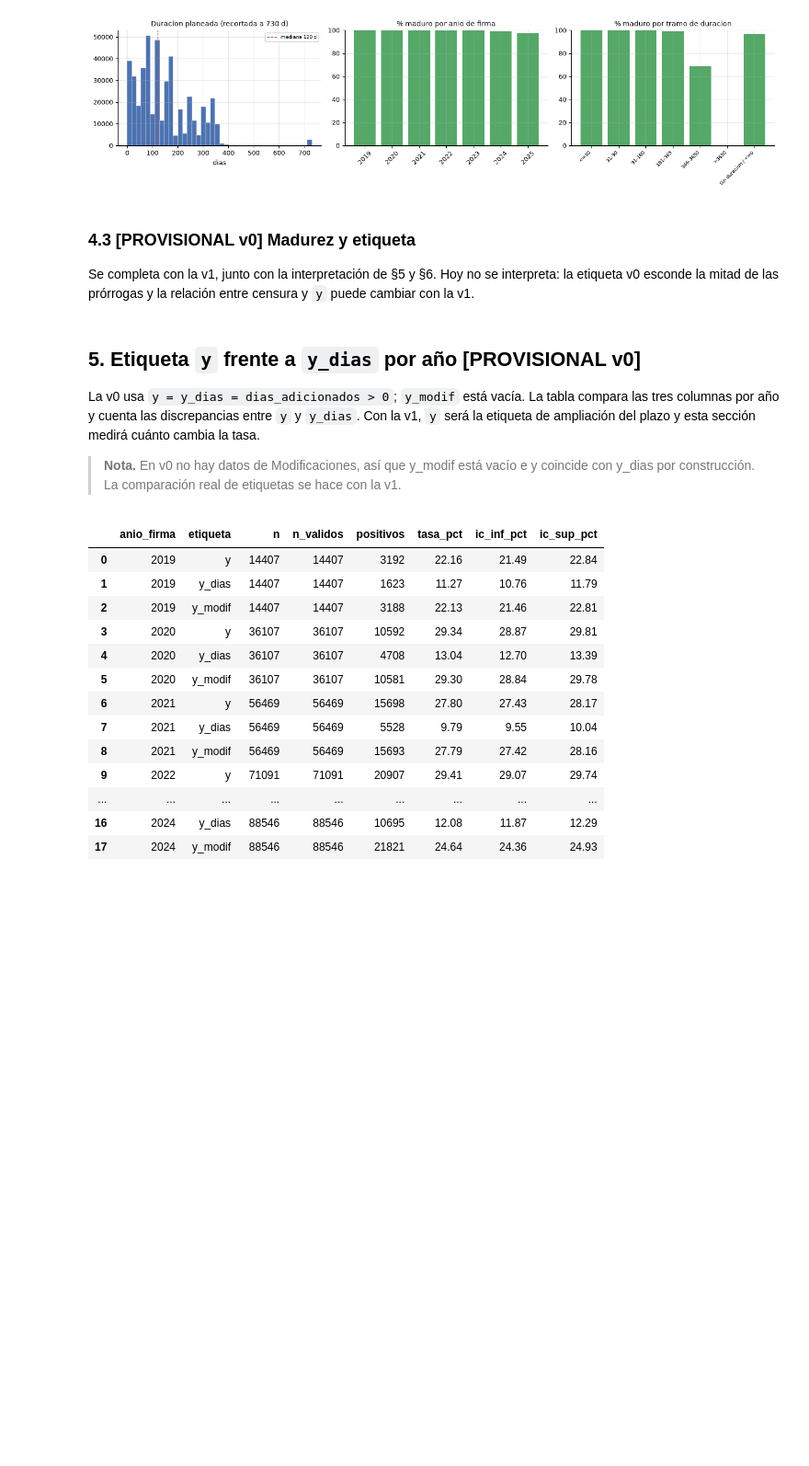
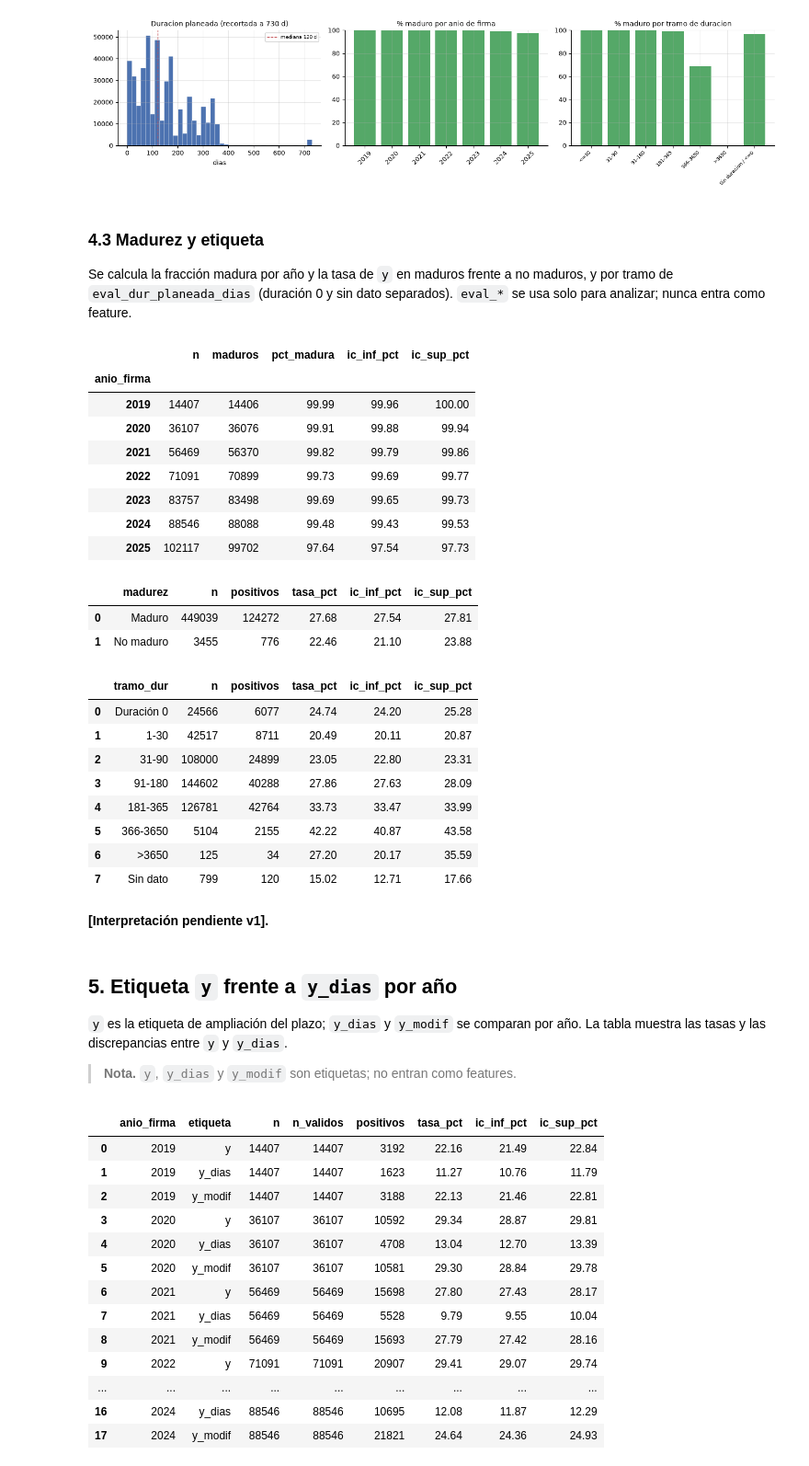
Before and after one commit to kepabonsaeafit/fundamentos-aa-2026, a Jupyter notebook: final-project/notebooks/03_eda.ipynb, the cells around one changed output. Shown at 92% size. Saved outputs shown, nothing was run; the diff lists cells and outputs as text; code cells hidden in the pictures; blank space fills up the shorter version.

```diff
--- a/final-project/notebooks/03_eda.ipynb
+++ b/final-project/notebooks/03_eda.ipynb
@@ -379,15 +379,80 @@ plt.show()
 | Sin duracion / <=0 | 25365 | 5.61 | 96.54 |
 [figure]
 # %% [markdown]
-### 4.3 [PROVISIONAL v0] Madurez y etiqueta
+### 4.3 Madurez y etiqueta
 
-Se completa con la v1, junto con la interpretación de §5 y §6. Hoy no se interpreta: la etiqueta v0 esconde la mitad de las prórrogas y la relación entre censura y `y` puede cambiar con la v1.
+Se calcula la fracción madura por año y la tasa de `y` en maduros frente a no maduros, y por tramo de `eval_dur_planeada_dias` (duración 0 y sin dato separados). `eval_*` se usa solo para analizar; nunca entra como feature.
+# %%
+# §4.3: madurez y etiqueta. eval_* solo se usa para analizar; nunca como feature.
+madurez_anio = (
+    base.groupby("anio_firma")["eval_madura"]
+    .agg(n="size", maduros="sum")
+    .assign(pct_madura=lambda d: 100 * d["maduros"] / d["n"])
+)
+madurez_anio[["ic_inf_pct", "ic_sup_pct"]] = [
+    [100 * x for x in eda.intervalo_wilson(r.maduros, r.n)]
+    for r in madurez_anio.itertuples()
+]
+display(madurez_anio.round(2))
+
+base_madurez = base.assign(
+    madurez=pd.Categorical(
+        base["eval_madura"].map({True: "Maduro", False: "No maduro"}),
+        categories=["Maduro", "No maduro"],
+        ordered=True,
+    )
+)
+tabla_madurez_y = eda.tasas_en_pct(eda.tasa_por_grupo(base_madurez, "madurez")).round(2)
+display(tabla_madurez_y)
+
+dur = base["eval_dur_planeada_dias"]
+tramo = pd.cut(
+    dur.where(dur > 0),
+    bins=[0, 30, 90, 180, 365, 3650, np.inf],
+    labels=["1-30", "31-90", "91-180", "181-365", "366-3650", ">3650"],
+    include_lowest=True,
+)
+tramo = tramo.cat.add_categories(["Duración 0", "Sin dato"])
+tramo = tramo.mask(dur.eq(0), "Duración 0").fillna("Sin dato")
+tramo = pd.Categorical(
+    tramo,
+    categories=["Duración 0", "1-30", "31-90", "91-180", "181-365", "366-3650", ">3650", "Sin dato"],
+    ordered=True,
+)
+tabla_dur_y = eda.tasas_en_pct(
+    eda.tasa_por_grupo(base.assign(tramo_dur=tramo), "tramo_dur")
+).round(2)
+display(tabla_dur_y.sort_values("tramo_dur").reset_index(drop=True))
+# %% [output]
+|  | n | maduros | pct_madura | ic_inf_pct | ic_sup_pct |
+| anio_firma |  |  |  |  |  |
+| 2019 | 14407 | 14406 | 99.99 | 99.96 | 100.00 |
+| 2020 | 36107 | 36076 | 99.91 | 99.88 | 99.94 |
+| 2021 | 56469 | 56370 | 99.82 | 99.79 | 99.86 |
+| 2022 | 71091 | 70899 | 99.73 | 99.69 | 99.77 |
+| 2023 | 83757 | 83498 | 99.69 | 99.65 | 99.73 |
+| 2024 | 88546 | 88088 | 99.48 | 99.43 | 99.53 |
+| 2025 | 102117 | 99702 | 97.64 | 97.54 | 97.73 |
+|  | madurez | n | positivos | tasa_pct | ic_inf_pct | ic_sup_pct |
+| 0 | Maduro | 449039 | 124272 | 27.68 | 27.54 | 27.81 |
+| 1 | No maduro | 3455 | 776 | 22.46 | 21.10 | 23.88 |
+|  | tramo_dur | n | positivos | tasa_pct | ic_inf_pct | ic_sup_pct |
+| 0 | Duración 0 | 24566 | 6077 | 24.74 | 24.20 | 25.28 |
+| 1 | 1-30 | 42517 | 8711 | 20.49 | 20.11 | 20.87 |
+| 2 | 31-90 | 108000 | 24899 | 23.05 | 22.80 | 23.31 |
+| 3 | 91-180 | 144602 | 40288 | 27.86 | 27.63 | 28.09 |
+| 4 | 181-365 | 126781 | 42764 | 33.73 | 33.47 | 33.99 |
+| 5 | 366-3650 | 5104 | 2155 | 42.22 | 40.87 | 43.58 |
+| 6 | >3650 | 125 | 34 | 27.20 | 20.17 | 35.59 |
+| 7 | Sin dato | 799 | 120 | 15.02 | 12.71 | 17.66 |
+# %% [markdown]
+**[Interpretación pendiente v1].**
 # %% [markdown]
-## 5. Etiqueta `y` frente a `y_dias` por año [PROVISIONAL v0]
+## 5. Etiqueta `y` frente a `y_dias` por año
 
-La v0 usa `y = y_dias = dias_adicionados > 0`; `y_modif` está vacía. La tabla compara las tres columnas por año y cuenta las discrepancias entre `y` y `y_dias`. Con la v1, `y` será la etiqueta de ampliación del plazo y esta sección medirá cuánto cambia la tasa.
+`y` es la etiqueta de ampliación del plazo; `y_dias` y `y_modif` se comparan por año. La tabla muestra las tasas y las discrepancias entre `y` y `y_dias`.
 
-> **Nota.** En v0 no hay datos de Modificaciones, así que y_modif está vacío e y coincide con y_dias por construcción. La comparación real de etiquetas se hace con la v1.
+> **Nota.** `y`, `y_dias` y `y_modif` son etiquetas; no entran como features.
 # %%
 comp = eda.comparar_etiquetas(base, etiquetas=("y", "y_dias", "y_modif"))
 display(eda.tasas_en_pct(comp).round(2))
```
Also changed, not shown: parts of 17 cells of this notebook.
